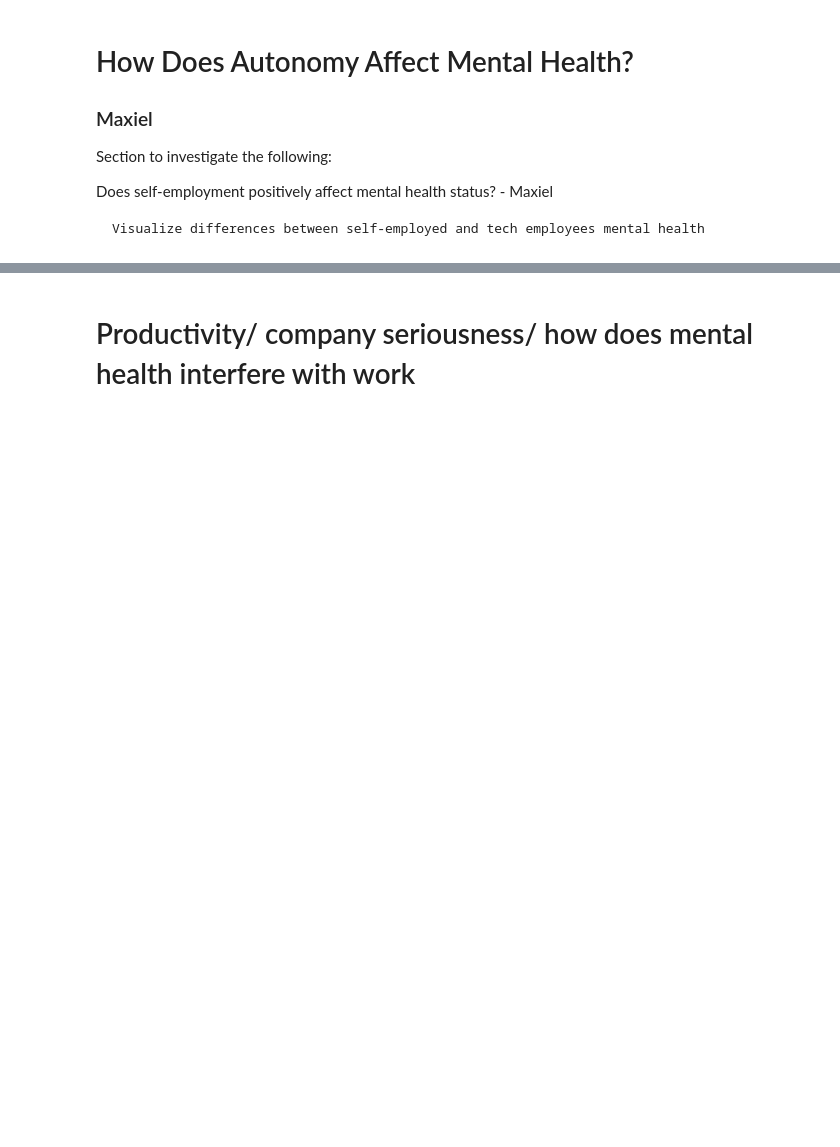
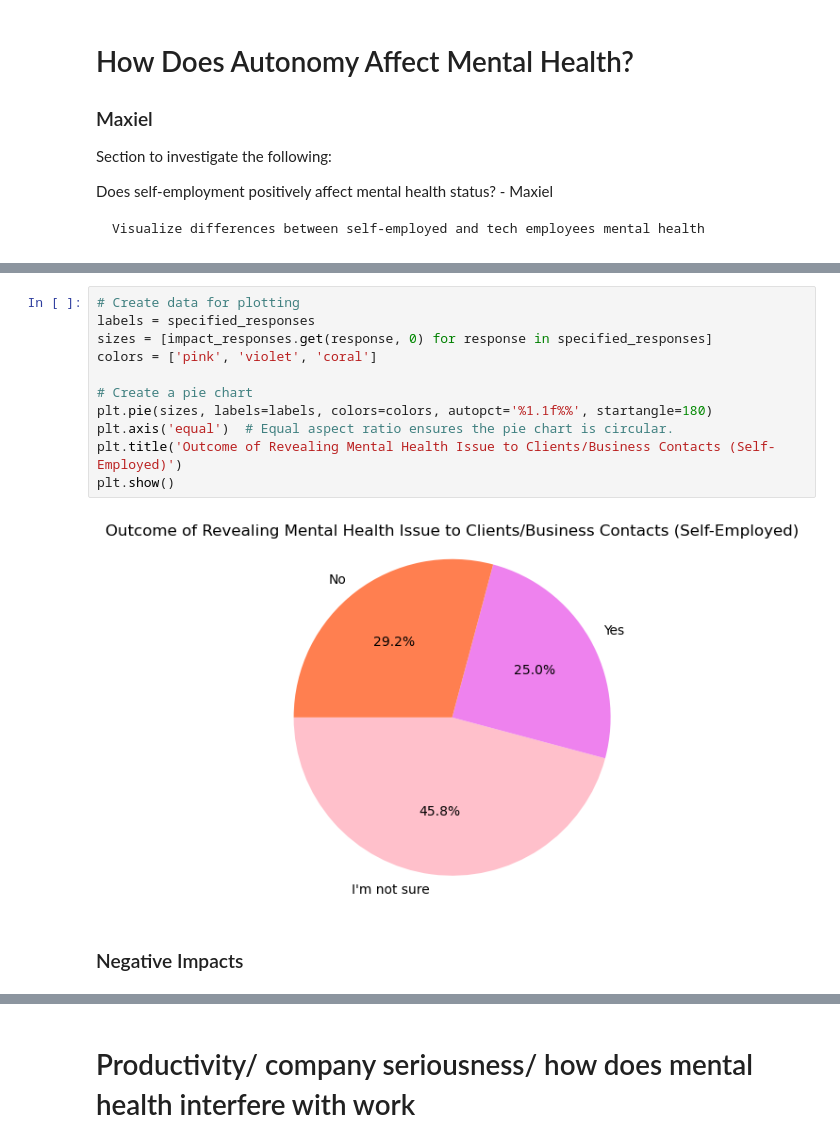
Before and after one commit to June-buggy/Project_01, a Jupyter notebook: Project_01.ipynb, the cells around one changed output, grey strips where cells are left out. Drawn from its saved outputs; the diff is of its cells as text; blank space fills up the shorter version.

```diff
--- a/Project_01.ipynb
+++ b/Project_01.ipynb
@@ -496,0 +674,15 @@ Does self-employment positively affect mental health status? - Maxiel
+# %%
+# Create data for plotting
+labels = specified_responses
+sizes = [impact_responses.get(response, 0) for response in specified_responses]
+colors = ['pink', 'violet', 'coral']
+
+# Create a pie chart
+plt.pie(sizes, labels=labels, colors=colors, autopct='%1.1f%%', startangle=180)
+plt.axis('equal')  # Equal aspect ratio ensures the pie chart is circular.
+plt.title('Outcome of Revealing Mental Health Issue to Clients/Business Contacts (Self-Employed)')
+plt.show()
+# %% [output]
+[figure, added]
+# %% [markdown]
+### Negative Impacts
```
Also changed, not shown: parts of 38 cells of this notebook, 1 other file.
